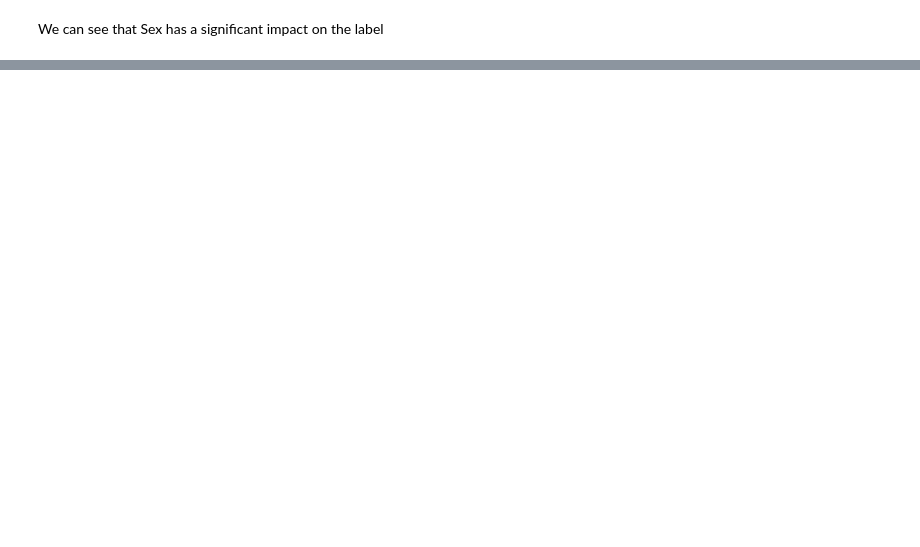
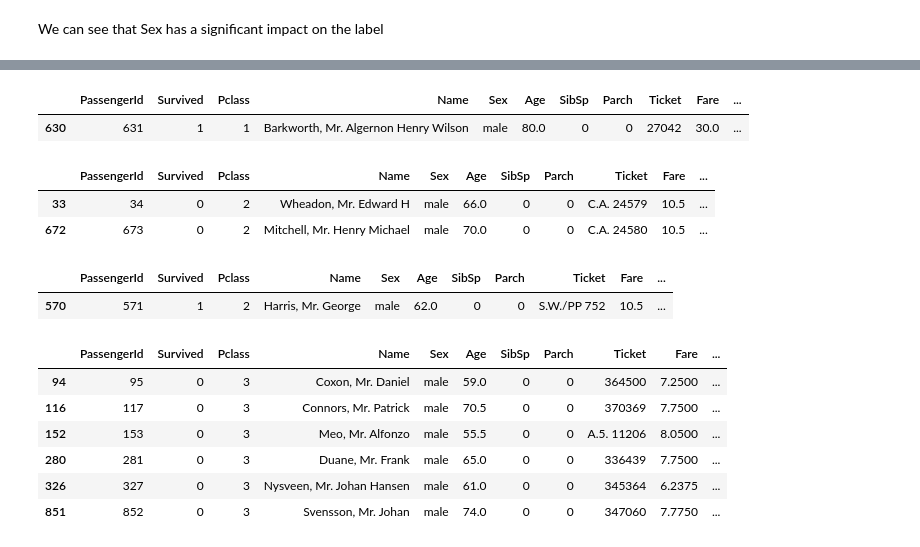
Before and after one commit to sperng/kaggle_Titanic, a Jupyter notebook: titanic_competition.ipynb, the cells around one changed output, grey strips where cells are left out. Saved outputs shown, nothing was run; the diff lists cells and outputs as text; code cells hidden in the pictures; blank space fills up the shorter version.

```diff
--- a/titanic_competition.ipynb
+++ b/titanic_competition.ipynb
@@ -175,0 +200,18 @@ sns.pairplot(data=df,hue='Survived')
+# %%
+#Adjusting outliers in Age
+df[(df['Age'] > 65) & (df['Pclass'] == 1) & (df['Survived'] == 1)]
+# %% [output]
+|  | PassengerId | Survived | Pclass | Name | Sex | Age | SibSp | Parch | Ticket | Fare | ... |
+| 630 | 631 | 1 | 1 | Barkworth, Mr. Algernon Henry Wilson | male | 80.0 | 0 | 0 | 27042 | 30.0 | ... |
+# %%
+#Reassigning ages that are outliers to be around the value of the upper quartile
+#First Class survivor(s)
+df.loc[df.PassengerId == 631, 'Age'] = 64
+# %%
+#Second class reassigning
+#did not survive
+df[(df['Age'] > 63) & (df['Pclass'] == 2) & (df['Survived'] == 0)]
+# %% [output]
+|  | PassengerId | Survived | Pclass | Name | Sex | Age | SibSp | Parch | Ticket | Fare | ... |
+| 33 | 34 | 0 | 2 | Wheadon, Mr. Edward H | male | 66.0 | 0 | 0 | C.A. 24579 | 10.5 | ... |
+| 672 | 673 | 0 | 2 | Mitchell, Mr. Henry Michael | male | 70.0 | 0 | 0 | C.A. 24580 | 10.5 | ... |
@@ -175,0 +221,6 @@ sns.pairplot(data=df,hue='Survived')
+# %%
+#survived
+df[(df['Age'] > 57) & (df['Pclass'] == 2) & (df['Survived'] == 1)]
+# %% [output]
+|  | PassengerId | Survived | Pclass | Name | Sex | Age | SibSp | Parch | Ticket | Fare | ... |
+| 570 | 571 | 1 | 2 | Harris, Mr. George | male | 62.0 | 0 | 0 | S.W./PP 752 | 10.5 | ... |
@@ -175,0 +229,11 @@ sns.pairplot(data=df,hue='Survived')
+# %%
+#third class did not survive
+df[(df['Age'] > 54) & (df['Pclass'] == 3) & (df['Survived'] == 0)]
+# %% [output]
+|  | PassengerId | Survived | Pclass | Name | Sex | Age | SibSp | Parch | Ticket | Fare | ... |
+| 94 | 95 | 0 | 3 | Coxon, Mr. Daniel | male | 59.0 | 0 | 0 | 364500 | 7.2500 | ... |
+| 116 | 117 | 0 | 3 | Connors, Mr. Patrick | male | 70.5 | 0 | 0 | 370369 | 7.7500 | ... |
+| 152 | 153 | 0 | 3 | Meo, Mr. Alfonzo | male | 55.5 | 0 | 0 | A.5. 11206 | 8.0500 | ... |
+| 280 | 281 | 0 | 3 | Duane, Mr. Frank | male | 65.0 | 0 | 0 | 336439 | 7.7500 | ... |
+| 326 | 327 | 0 | 3 | Nysveen, Mr. Johan Hansen | male | 61.0 | 0 | 0 | 345364 | 6.2375 | ... |
+| 851 | 852 | 0 | 3 | Svensson, Mr. Johan | male | 74.0 | 0 | 0 | 347060 | 7.7750 | ... |
```
Also changed, not shown: parts of 34 cells of this notebook.
